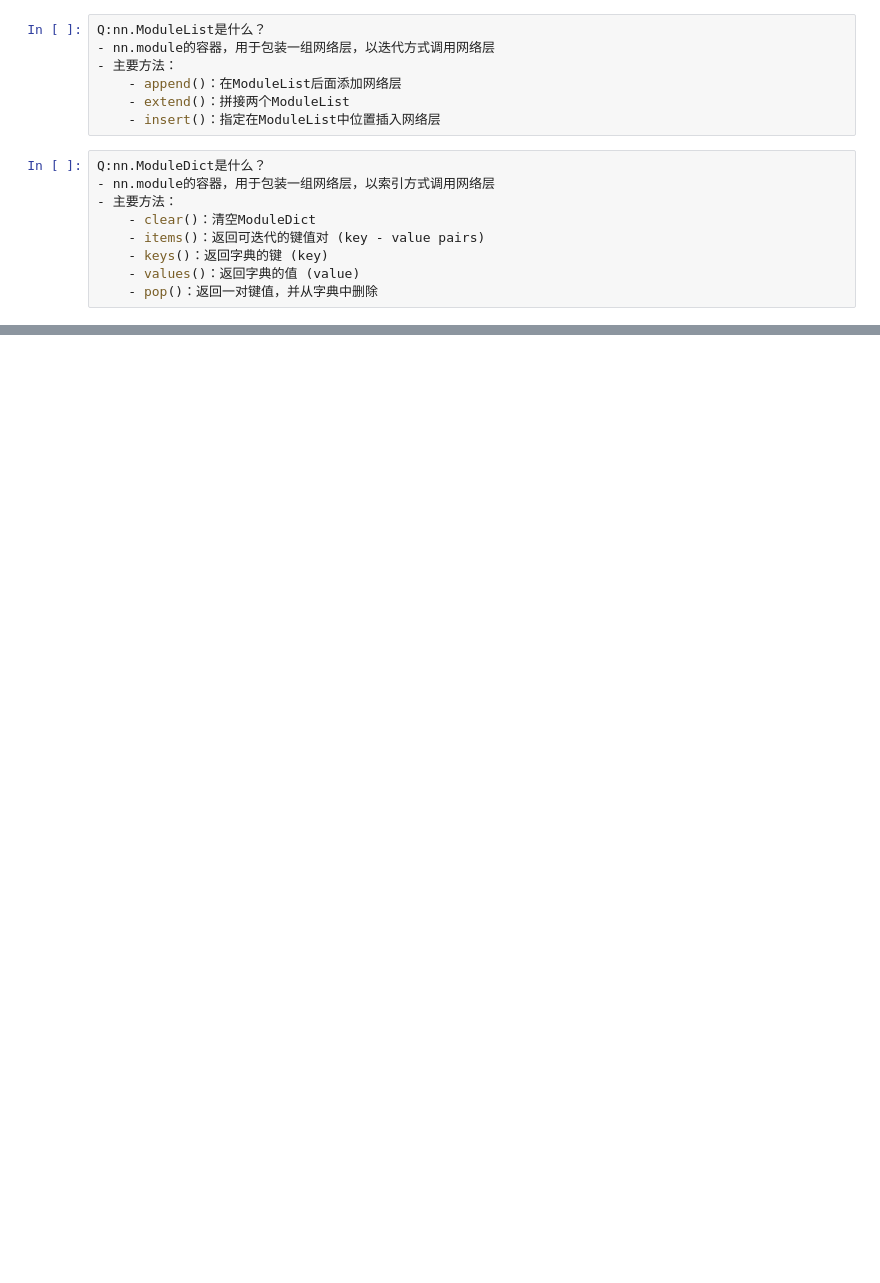
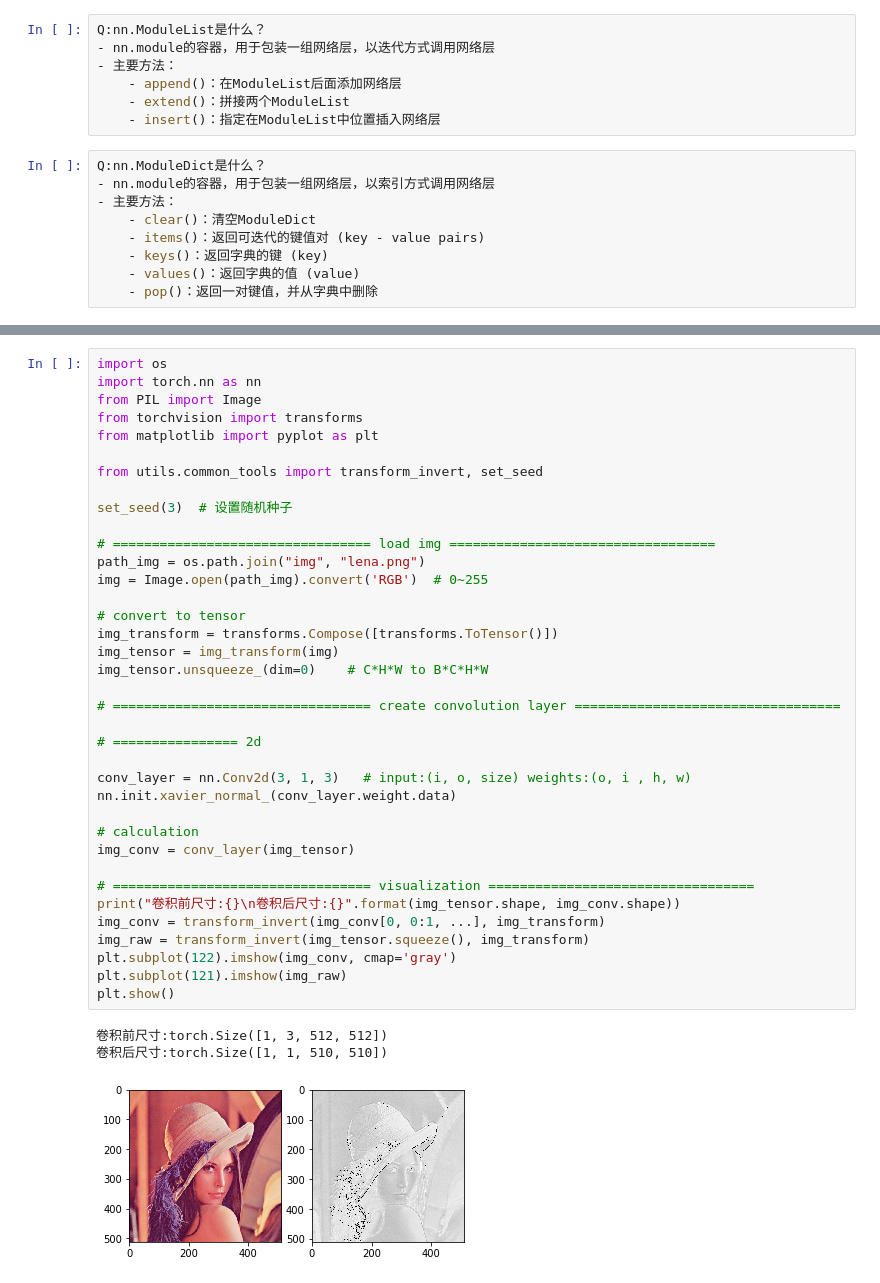
Before and after one commit to shiqi-lu/Learn-AI, a Jupyter notebook: pytorch_deepshare/week3.ipynb, the cells around one changed output, grey strips where cells are left out. Cells and saved outputs as stored; diff of their text form; blank space fills up the shorter version.

```diff
--- a/pytorch_deepshare/week3.ipynb
+++ b/pytorch_deepshare/week3.ipynb
@@ -149 +162,42 @@ Q:nn.ModuleDict是什么？
+# %%
+import os
+import torch.nn as nn
+from PIL import Image
+from torchvision import transforms
+from matplotlib import pyplot as plt
+
+from utils.common_tools import transform_invert, set_seed
+
+set_seed(3)  # 设置随机种子
+
+# ================================= load img ==================================
+path_img = os.path.join("img", "lena.png")
+img = Image.open(path_img).convert('RGB')  # 0~255
+
+# convert to tensor
+img_transform = transforms.Compose([transforms.ToTensor()])
+img_tensor = img_transform(img)
+img_tensor.unsqueeze_(dim=0)    # C*H*W to B*C*H*W
+
+# ================================= create convolution layer ==================================
+
+# ================ 2d
+
+conv_layer = nn.Conv2d(3, 1, 3)   # input:(i, o, size) weights:(o, i , h, w)
+nn.init.xavier_normal_(conv_layer.weight.data)
+
+# calculation
+img_conv = conv_layer(img_tensor)
+
+# ================================= visualization ==================================
+print("卷积前尺寸:{}\n卷积后尺寸:{}".format(img_tensor.shape, img_conv.shape))
+img_conv = transform_invert(img_conv[0, 0:1, ...], img_transform)
+img_raw = transform_invert(img_tensor.squeeze(), img_transform)
+plt.subplot(122).imshow(img_conv, cmap='gray')
+plt.subplot(121).imshow(img_raw)
+plt.show()
+# %% [output]
+卷积前尺寸:torch.Size([1, 3, 512, 512])
+卷积后尺寸:torch.Size([1, 1, 510, 510])
+[figure, added]
 # %% [markdown]
```
Also changed, not shown: parts of 4 cells of this notebook, 7 other files.
